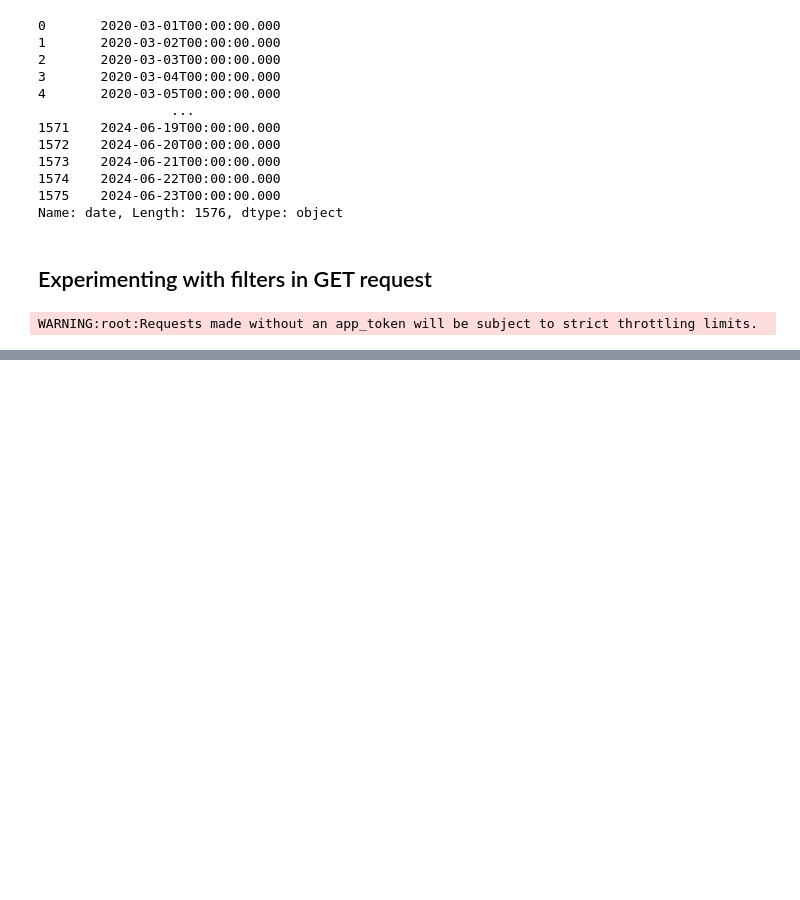
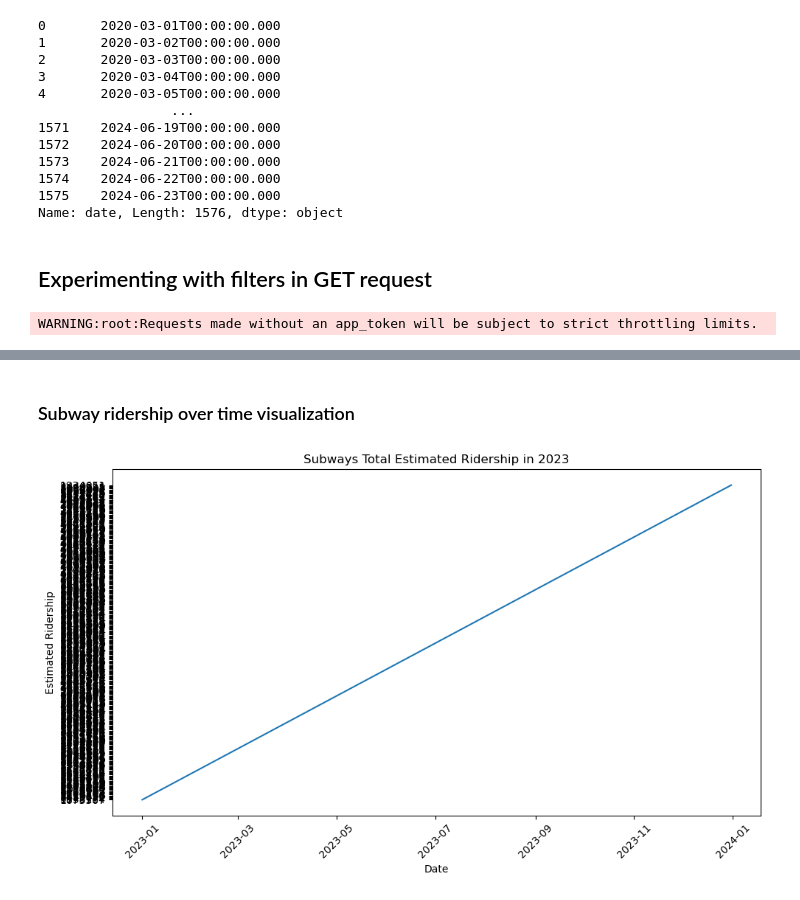
Before and after one commit to atharvakarnik/NY-MetroMetrics, a Jupyter notebook: sandbox-data-extraction.ipynb, the cells around one changed output, grey strips where cells are left out. Drawn from its saved outputs; the diff is of its cells as text; code cells hidden in the pictures; blank space fills up the shorter version.

```diff
--- a/sandbox-data-extraction.ipynb
+++ b/sandbox-data-extraction.ipynb
@@ -105,0 +106,24 @@ display(today_df)
+# %% [markdown]
+### Subway ridership over time visualization
+# %%
+# 2023 Ridership Visualization
+results = client.get("vxuj-8kew", limit=2000, select= "date, subways_total_estimated_ridership",
+                     where="date >= '2023-01-01T00:00:00.000' AND date <= '2023-12-31T23:59:59.999'")
+
+df_2023 = pd.DataFrame.from_records(results)
+
+df_2023['date'] = pd.to_datetime(df_2023['date']).dt.date
+
+df_2023.set_index('date', inplace=True)
+
+plt.figure(figsize=(10, 6))
+plt.plot(df_2023.index, df_2023['subways_total_estimated_ridership'])
+plt.title('Subways Total Estimated Ridership in 2023')
+plt.xlabel('Date')
+plt.ylabel('Estimated Ridership')
+plt.grid(False)
+plt.xticks(rotation=45)
+plt.tight_layout()
+plt.show()
+# %% [output]
+[figure, added]
```
Also changed, not shown: parts of 4 cells of this notebook.
